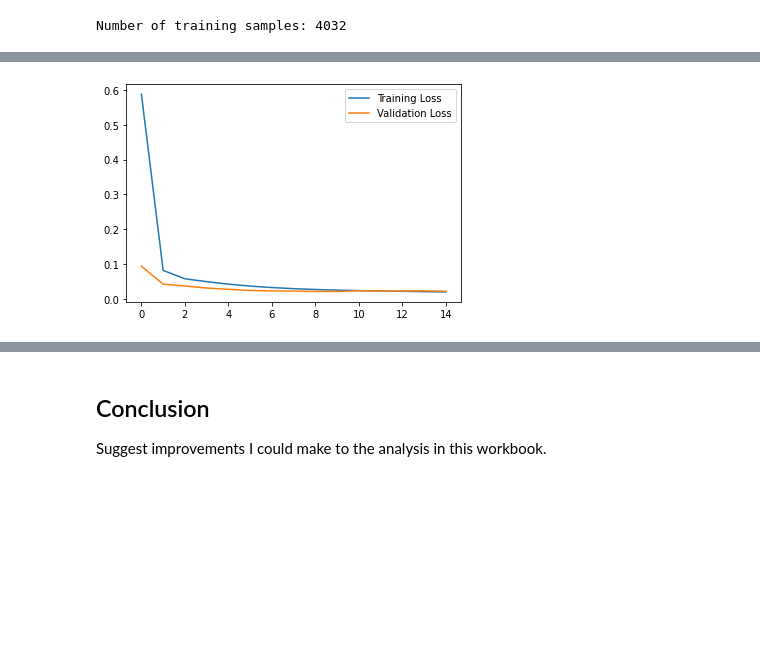
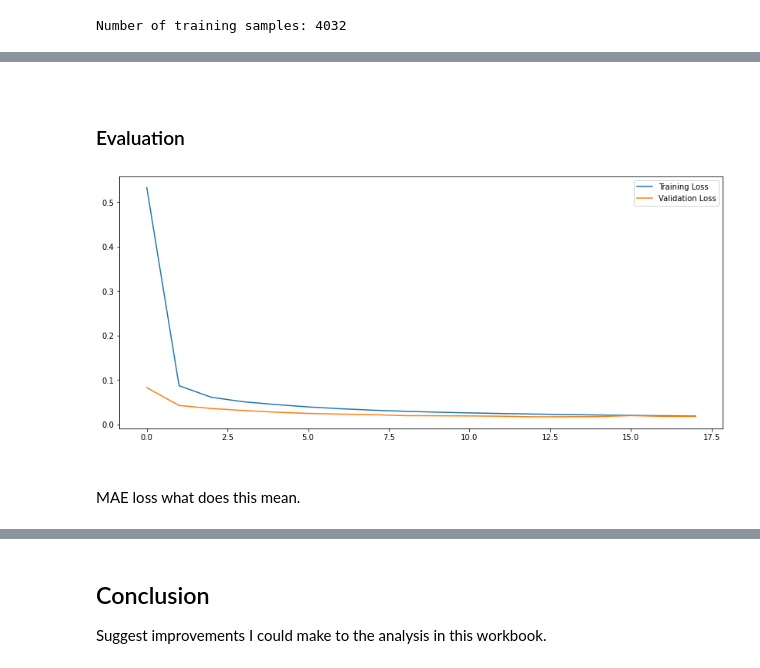
Before and after one commit to RYANCOX00/mach_stats_coursework, a Jupyter notebook: keras_time_anomaly.ipynb, the cells around one changed output, grey strips where cells are left out. Cells and saved outputs as stored; diff of their text form; code cells hidden in the pictures; blank space fills up the shorter version.

Commit message:
keras code cleaned up

```diff
--- a/keras_time_anomaly.ipynb
+++ b/keras_time_anomaly.ipynb
@@ -74,2 +157,4 @@ print("Number of training samples:", len(df_training_value))
 # %% [output]
 Number of training samples: 4032
+# %%
+windows_size = 288
@@ -90,0 +179,2 @@ Training input shape:  (3745, 288, 1)
+# %%
+x_train = windows(df_train_vals.values)
@@ -91,24 +205,10 @@ Training input shape:  (3745, 288, 1)
 # %%
-model = keras.Sequential(
-    [
-        layers.Input(shape=(x_train.shape[1], x_train.shape[2])),
-        layers.Conv1D(
-            filters=32, kernel_size=7, padding="same", strides=2, activation="relu"
-        ),
-        layers.Dropout(rate=0.2),
-        layers.Conv1D(
-            filters=16, kernel_size=7, padding="same", strides=2, activation="relu"
-        ),
-        layers.Conv1DTranspose(
-            filters=16, kernel_size=7, padding="same", strides=2, activation="relu"
-        ),
-        layers.Dropout(rate=0.2),
-        layers.Conv1DTranspose(
-            filters=32, kernel_size=7, padding="same", strides=2, activation="relu"
-        ),
-        layers.Conv1DTranspose(filters=1, kernel_size=7, padding="same"),
-    ]
-)
-model.compile(optimizer=keras.optimizers.Adam(learning_rate=0.001), loss="mse")
+# building the model.
+model = keras.Sequential(layers)
+# optimizer - comment on what this is.
+optimizer=keras.optimizers.Adam(learning_rate=0.001)
+# comment on compile and mse.
+model.compile(optimizer=optimizer, loss="mse")
+# comment
 model.summary()
 # %% [output]
@@ -161,10 +263,22 @@ Epoch 15/50
+# %% [markdown]
+<br>
+
+### Evaluation
 # %%
-plt.plot(history.history["loss"], label="Training Loss")
-plt.plot(history.history["val_loss"], label="Validation Loss")
-plt.legend()
-plt.show()
+#
+fig, ax = plt.subplots(figsize = (14,6))
+#
+ax.plot(history.history["loss"], label="Training Loss")
+#
+ax.plot(history.history["val_loss"], label="Validation Loss")
+#
+ax.legend();
 # %% [output]
-[figure, old version]
+[figure, new version]
+# %% [markdown]
+<br>
+
+MAE loss what does this mean.
 # %%
 # Get train MAE loss.
 x_train_pred = model.predict(x_train)
```
Also changed, not shown: parts of 48 cells of this notebook.
